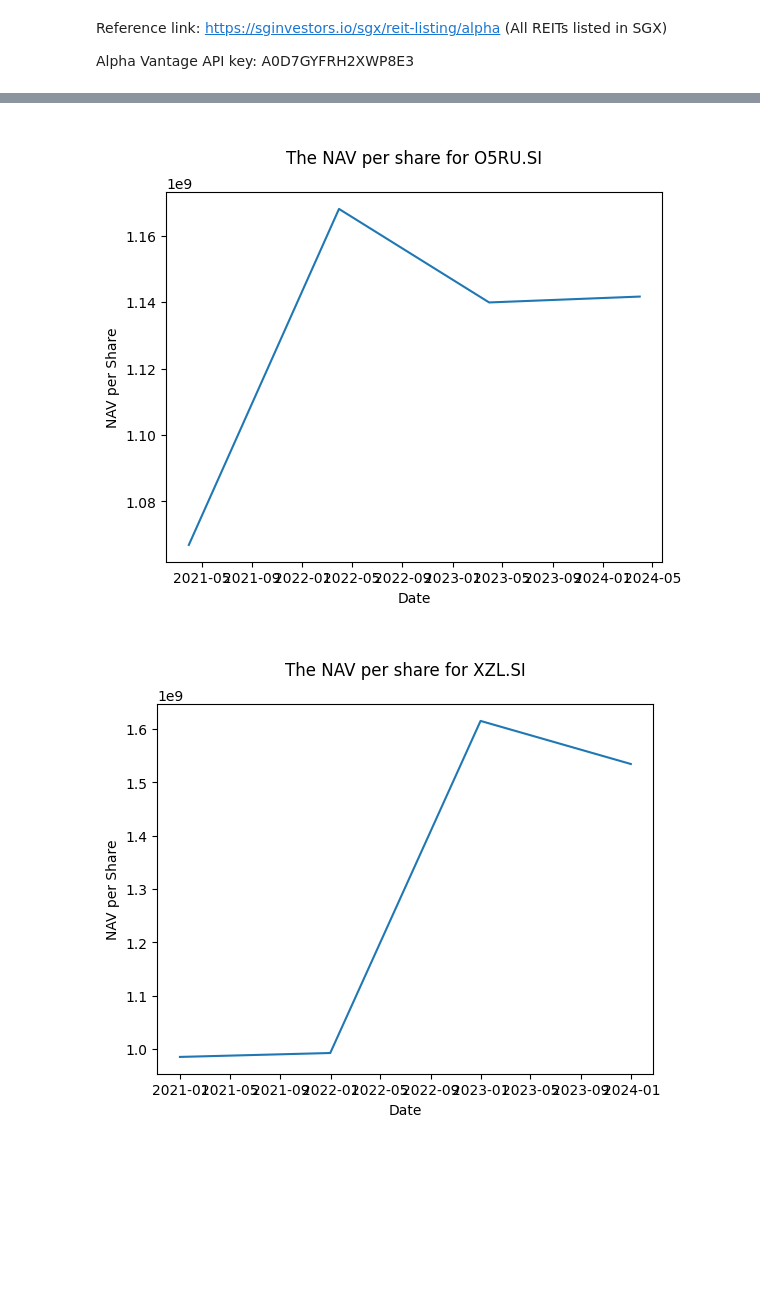
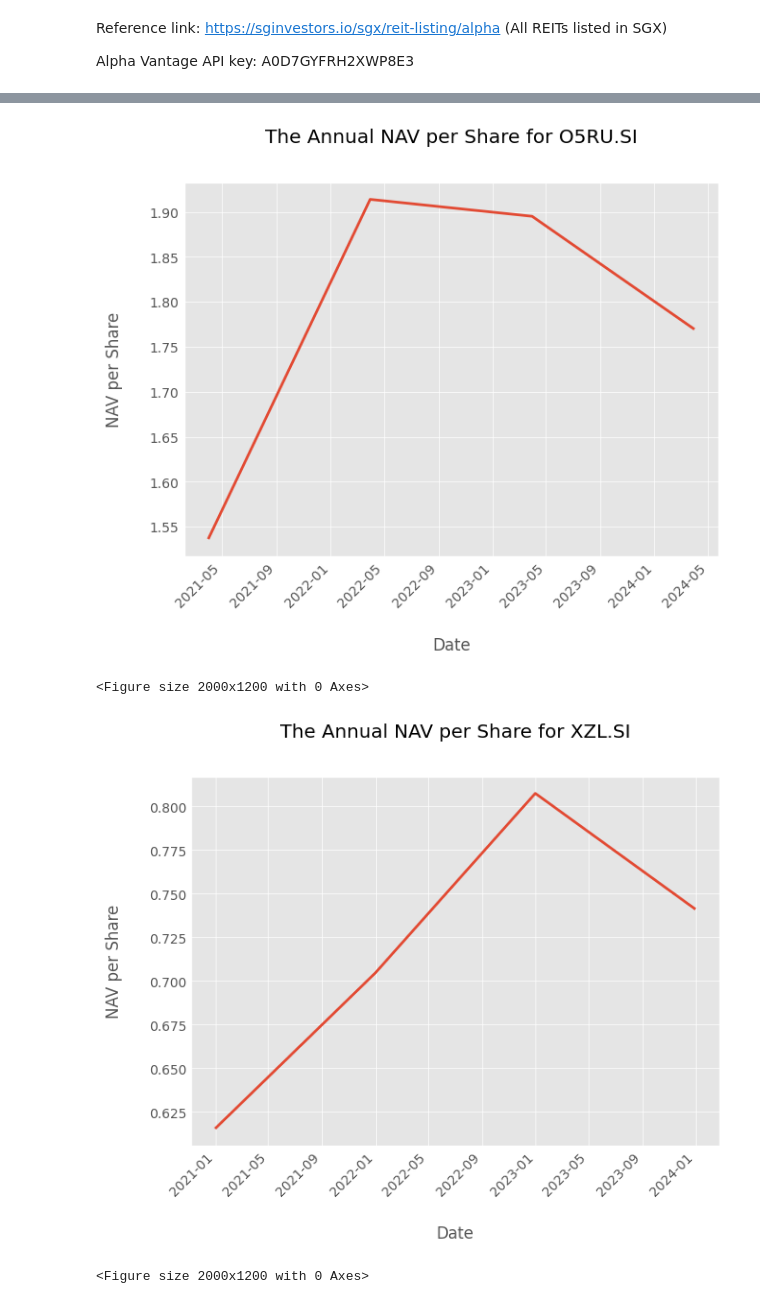
Before and after one commit to GenevieveLee/Stock-Screening-and-Recommendation-System, a Jupyter notebook: stockScreeningSystem.ipynb, the cells around one changed output, grey strips where cells are left out. Cells and saved outputs as stored; diff of their text form; code cells hidden in the pictures; blank space fills up the shorter version.

```diff
--- a/stockScreeningSystem.ipynb
+++ b/stockScreeningSystem.ipynb
@@ -10,6 +10,7 @@ import datetime as dt
 import matplotlib.pyplot as plt
 # %%
 tickers = ["O5RU.SI", "XZL.SI"]
+plt.style.use('ggplot')
 # %%
 # Dividend yield
 for ticker in tickers:
@@ -23,7 +24,8 @@ for ticker in tickers:
     plt.plot(dividend_filtered.index, dividend_filtered)
     plt.xlabel('Date')
     plt.ylabel('Dividend')
-    plt.title(f"\n{'The dividend for'} {tickers[i]}\n")
+    plt.title(f"\n{'The Quaterly Dividend for'} {tickers[i]}\n")
+    plt.tight_layout()
     plt.show()
 # %% [output]
 Ticker: O5RU.SI
@@ -133,9 +150,12 @@ for i, pb_ratio_table in enumerate(pb_ratio_table_all):
 
 for i, pb_ratio_table in enumerate(pb_ratio_table_all):
     plt.plot(pb_ratio_table['Date'], pb_ratio_table['PB Ratio'])
-    plt.xlabel('Date')
-    plt.ylabel('PB Ratio')
-    plt.title(f"\n{'The annual price-to-book (PB) ratio for'} {tickers[i]}\n")
+    plt.xlabel('Date', labelpad=20)
+    plt.ylabel('PB Ratio', labelpad=20)
+    plt.title(f"\n{'The annual price-to-book (PB) ratio for'} {tickers[i]}\n", pad=30)
+    plt.xticks(rotation=45, ha='right')
+    plt.figure(figsize=(20, 12))
+    plt.tight_layout(pad=3.0)
     plt.show()
 # %% [output]
 $O5RU.SI: possibly delisted; No price data found  (1d 2024-03-31 00:00:00 -> 2024-04-01 00:00:00)
@@ -160,35 +188,34 @@ The annual price-to-book (PB) ratio for O5RU.SI
 # %%
 # Net Asset Value per Share
 # NAV = Total assets (Total Assets - bs) - Total liabilities (Total Liabilities Net Minority Interest - bs)
-# NAV per share = NAV / price per share
+# NAV per share = NAV / Number of Outstanding Shares(Ordinary Shares Number)
 nav_per_share_table_all = []
 for ticker in tickers:
     ticker = yf.Ticker(ticker)
-    nav = ((ticker.balance_sheet.loc['Total Assets',:] - ticker.balance_sheet.loc['Total Liabilities Net Minority Interest',:]).astype(float))
+    nav_per_share = (((ticker.balance_sheet.loc['Total Assets',:] - ticker.balance_sheet.loc['Total Liabilities Net Minority Interest',:]))/ticker.balance_sheet.loc['Ordinary Shares Number',:]).astype(float)
 
-    price_history = []
-    for date in nav.index:
-        while True:
-            if not (ticker.history(start=date, end=date+dt.timedelta(days=1)).empty):
-                price = (ticker.history(start=date, end=date+dt.timedelta(days=1)).loc[:, 'Close'].iloc[0])
-                price_history.append(price)
-                break
-            else:
-                date = date - pd.DateOffset(days=1)
-
-    nav_per_share_table = pd.DataFrame({'Date': nav.index, 'NAV': nav.values, 'Price': price_history})
-    nav_per_share = nav_per_share_table['NAV'] / nav_per_share_table['Price']
-    nav_per_share_table = pd.DataFrame({'Date': nav.index, 'NAV': nav.values, 'Price': price_history, 'NAV per Share': nav_per_share})
+    nav_per_share_table = pd.DataFrame({'Date': nav_per_share.index, 'NAV per Share': nav_per_share.values})
     nav_per_share_table_all.append(nav_per_share_table)
 
 for i, nav_per_share_table in enumerate(nav_per_share_table_all):
-    print(f"\n{'The NAV per share for'} {tickers[i]}\n")
+    print(f"\n{'The Annual NAV per share for'} {tickers[i]}\n")
     print(nav_per_share_table)
 
+# for i, nav_per_share_table in enumerate(nav_per_share_table_all):
+#     plt.plot(nav_per_share_table['Date'], nav_per_share_table['NAV per Share'])
+#     plt.xlabel('Date')
+#     plt.ylabel('NAV per Share')
+#     plt.title(f"\n{'The Annual NAV per Share for '} {tickers[i]}\n")
+#     plt.show()
+
 for i, nav_per_share_table in enumerate(nav_per_share_table_all):
+
     plt.plot(nav_per_share_table['Date'], nav_per_share_table['NAV per Share'])
-    plt.xlabel('Date')
-    plt.ylabel('NAV per Share')
-    plt.title(f"\n{'The NAV per share for'} {tickers[i]}\n")
+    plt.xlabel('Date', labelpad=20)
+    plt.ylabel('NAV per Share', labelpad=20)
+    plt.title(f"The Annual NAV per Share for {tickers[i]}", pad=30)
+    plt.xticks(rotation=45, ha='right')
+    plt.figure(figsize=(20, 12))
+    plt.tight_layout(pad=3.0)
     plt.show()
 # %% [output]
@@ -212,2 +239,4 @@ The NAV per share for O5RU.SI
-[figure, old version]
+[figure, new version]
+<Figure size 2000x1200 with 0 Axes>
-[figure, old version]
+[figure, new version]
+<Figure size 2000x1200 with 0 Axes>
```
Also changed, not shown: parts of 6 cells of this notebook.
